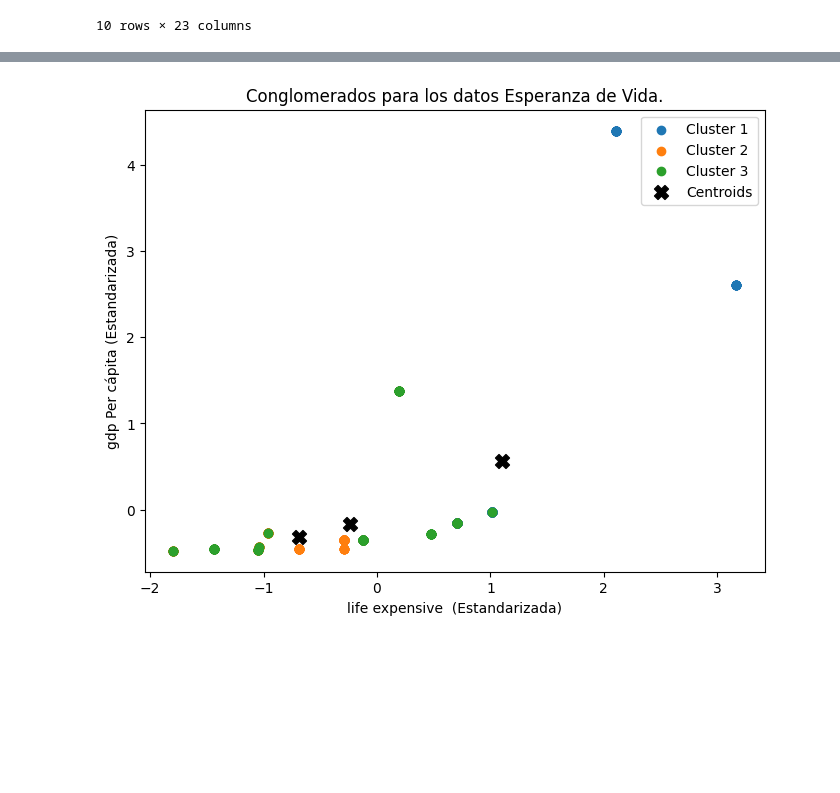
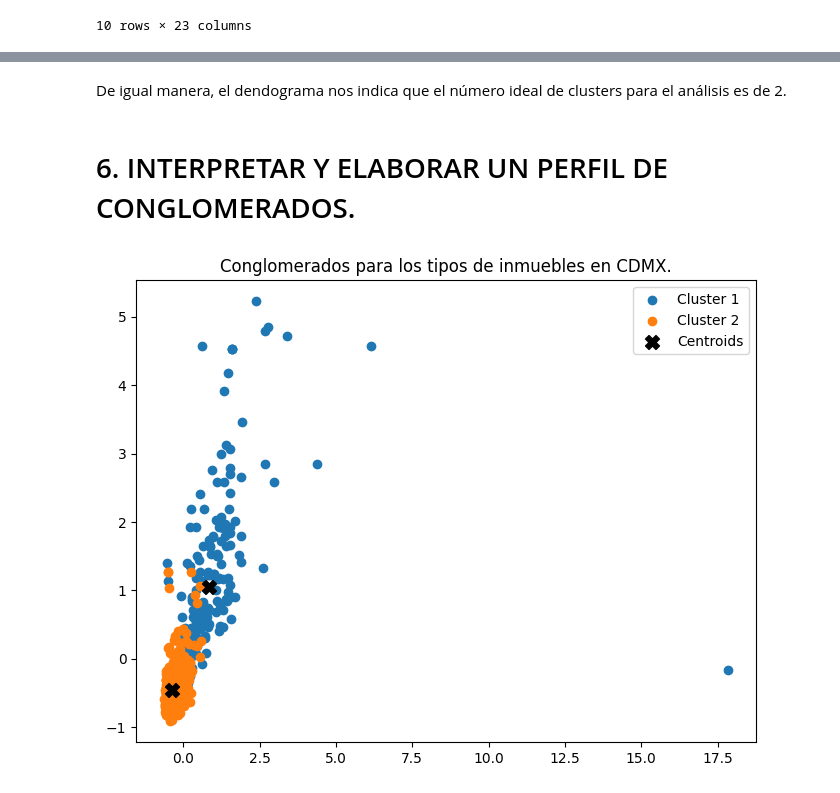
Before and after one commit to AlbertoMuro/EntregableE1_1, a Jupyter notebook: RetoPt1.ipynb, the cells around one changed output, grey strips where cells are left out. Drawn from its saved outputs; the diff is of its cells as text; code cells hidden in the pictures; blank space fills up the shorter version.

```diff
--- a/RetoPt1.ipynb
+++ b/RetoPt1.ipynb
@@ -64,6 +65,6 @@ memory usage: 118.4+ KB
 #Características del inmueble básicas [12,17,18,19,20,21,22]
 #Características del inmueble extras [13,14,15,16]
 
-Conglomerado = df.iloc[ : , [7,8,9,12,17,18,19,20,21,22,13,14,15,16]]
+Conglomerado = df.iloc[ : , [22,18,19,20,21,13,15,16]]
 Conglomerado.head()
 # %% [output]
@@ -160,0 +161,19 @@ memory usage: 72.1 KB
+# %%
+#Código realizado con la ayuda de ChatGPT
+# Función para calcular la distancia euclidiana entre dos filas
+def euclidean_distance(row1, row2):
+    return np.sqrt(np.sum((row1 - row2) ** 2))
+
+# Crear una matriz de distancias euclidianas
+distances = np.zeros((len(Conglomerado), len(Conglomerado)))
+
+for i in range(len(Conglomerado)):
+    for j in range(i, len(Conglomerado)):
+        dist = euclidean_distance(Conglomerado.iloc[i], Conglomerado.iloc[j])
+        distances[i, j] = dist
+        distances[j, i] = dist  # La matriz es simétrica, por lo que llenamos ambos lados
+
+# Crear un DataFrame de distancias
+distance_clusters = pd.DataFrame(distances, index=Conglomerado.index, columns=Conglomerado.index)
+
+distance_clusters #ahora contiene las distancias euclidianas entre todas las filas de tu DataFrame
@@ -208,10 +249,14 @@ plt.show()
+# %% [markdown]
+De igual manera, el dendograma nos indica que el número ideal de clusters para el análisis es de 2.
+# %% [markdown]
+# 6. INTERPRETAR Y ELABORAR UN PERFIL DE CONGLOMERADOS.
 # %%
 #Elaboración de clusters
 ###Ya con el número de clusters seleccionados:
 
 from sklearn.cluster import KMeans
 # Elegimos el número de clusters (K)
-k = 3
+k = 2
 
 # Construimos el modelo de K medias
 kmeans = KMeans(n_clusters=k, random_state=0)
@@ -225,18 +270,18 @@ centroids = kmeans.cluster_centers_
 # %%
 # Realizamos nuestra visualización de los resultados.
 plt.figure(figsize=(8, 6))
 
 # Para cada punto de datos, corresponde un color por la etiqueta de cluster
 for i in range(k):
     plt.scatter(X_std[cluster_labels == i, 0], X_std[cluster_labels == i, 1], label=f'Cluster {i + 1}')
 
 # Agregamos los centroides
 plt.scatter(centroids[:, 0], centroids[:, 1], marker='X', s=100, c='black', label='Centroids')
 
-plt.xlabel('life expensive  (Estandarizada)')
-plt.ylabel('gdp Per cápita (Estandarizada)')
-plt.title('Conglomerados para los datos Esperanza de Vida.')
+#plt.xlabel('life expensive  (Estandarizada)')
+#plt.ylabel('gdp Per cápita (Estandarizada)')
+plt.title('Conglomerados para los tipos de inmuebles en CDMX.')
 plt.legend()
 plt.show()
 # %% [output]
-[figure, old version]
+[figure, new version]
```
Also changed, not shown: parts of 16 cells of this notebook.
